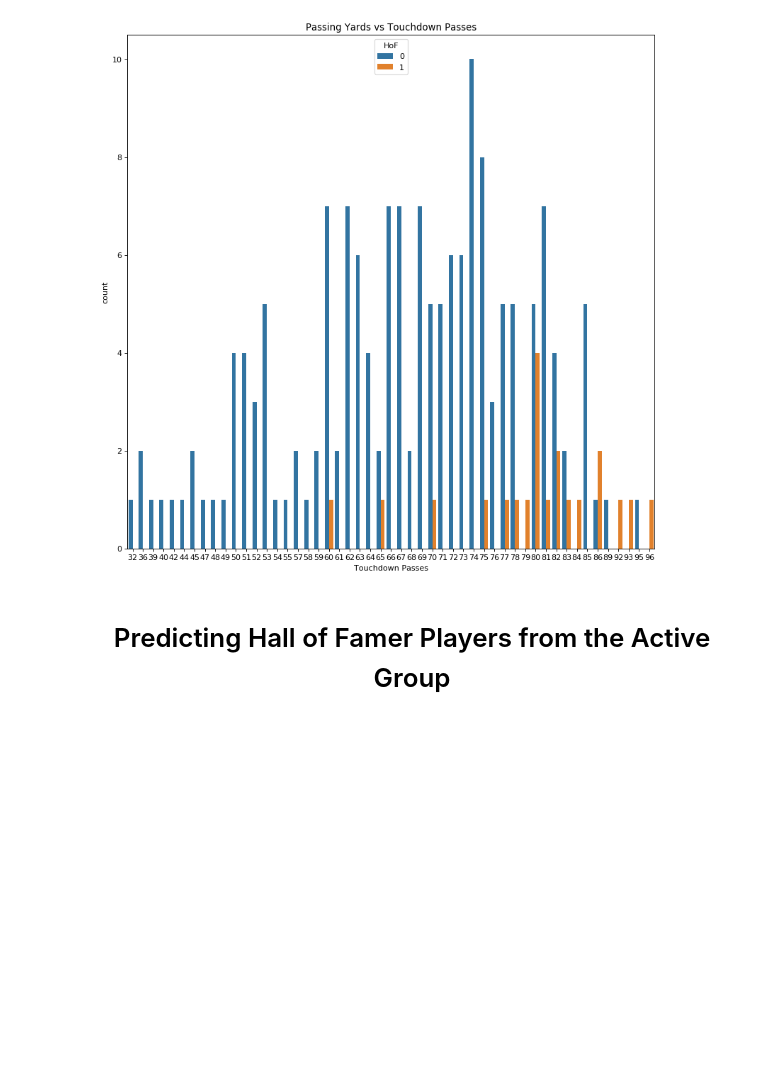
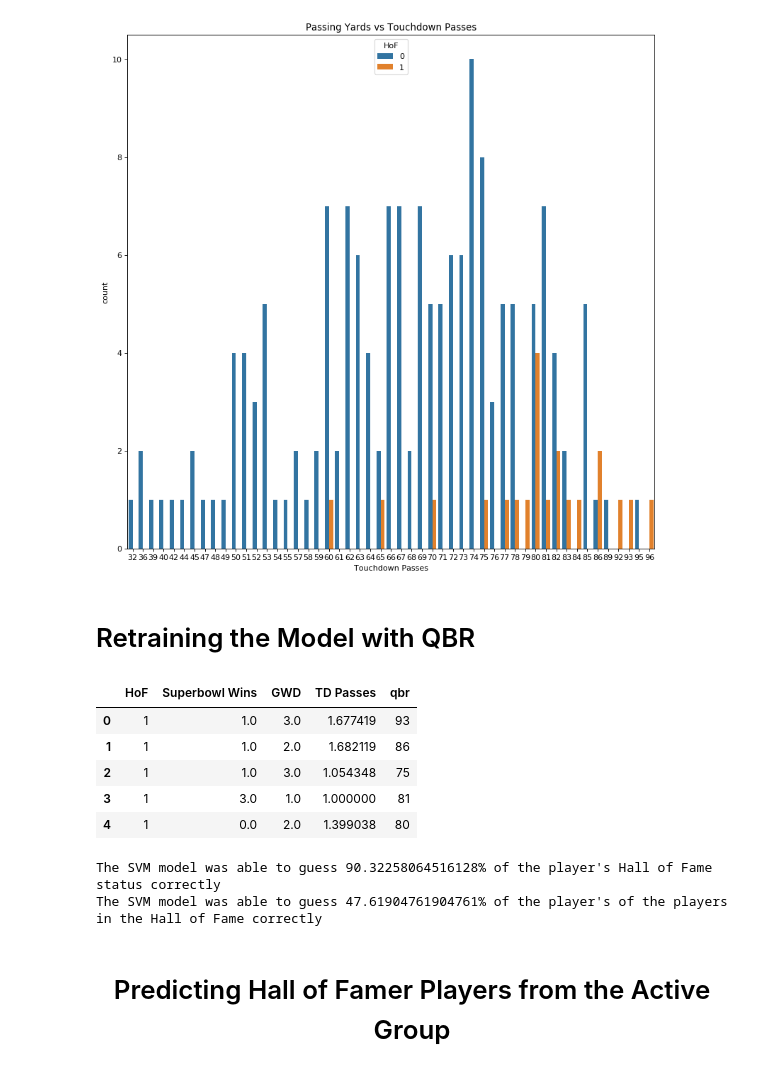
Before and after one commit to Fentonmiller/Fentonmiller.github.io, a Jupyter notebook: Final_Project_Stoney.ipynb, the cells around one changed output. Cells and saved outputs as stored; diff of their text form; code cells hidden in the pictures; blank space fills up the shorter version.

```diff
--- a/Final_Project_Stoney.ipynb
+++ b/Final_Project_Stoney.ipynb
@@ -554,3 +520,20 @@ ax.set(
 [Text(0.5, 0, 'Touchdown Passes'),
  Text(0.5, 1.0, 'Passing Yards vs Touchdown Passes')]
 [figure]
+# %% [markdown]
+# Retraining the Model with QBR
+# %%
+retired = master_data[(master_data["Current Status"] == "Retired") & (master_data["Passing Yards"] > 1000)].copy()
+retired = retired[['HoF', 'Superbowl Wins', 'GWD', 'TD Passes', 'Num_Games']]
+retired['TD Passes'] = retired['TD Passes'] / retired['Num_Games']
+retired['HoF'] = retired['HoF'].apply(lambda x: 0 if not x else 1)
+retired['qbr'] = rating
+retired.drop('Num_Games', axis=1, inplace = True)
+retired.head()
+# %% [output]
+|  | HoF | Superbowl Wins | GWD | TD Passes | qbr |
+| 0 | 1 | 1.0 | 3.0 | 1.677419 | 93 |
+| 1 | 1 | 1.0 | 2.0 | 1.682119 | 86 |
+| 2 | 1 | 1.0 | 3.0 | 1.054348 | 75 |
+| 3 | 1 | 3.0 | 1.0 | 1.000000 | 81 |
+| 4 | 1 | 0.0 | 2.0 | 1.399038 | 80 |
@@ -557,3 +545,13 @@ ax.set(
+# %%
+print('The SVM model was able to guess ' + str(qbr_model.score(X_test, y_test) * 100) + '% of the player\'s Hall of Fame status correctly')
+hof_retired = retired[retired['HoF'] == 1]
+hof_retired = hof_retired.drop('HoF', axis=1)
+outcome = qbr_model.predict(hof_retired)
+correct = str(len(outcome[np.where(outcome == 1)]) / len(outcome) * 100)
+print('The SVM model was able to guess ' + correct + '% of the player\'s of the players in the Hall of Fame correctly')
+# %% [output]
+The SVM model was able to guess 90.32258064516128% of the player's Hall of Fame status correctly
+The SVM model was able to guess 47.61904761904761% of the player's of the players in the Hall of Fame correctly
 # %% [markdown]
 # <center> Predicting Hall of Famer Players from the Active Group </center>
 # %%
```
Also changed, not shown: parts of 18 cells of this notebook.
